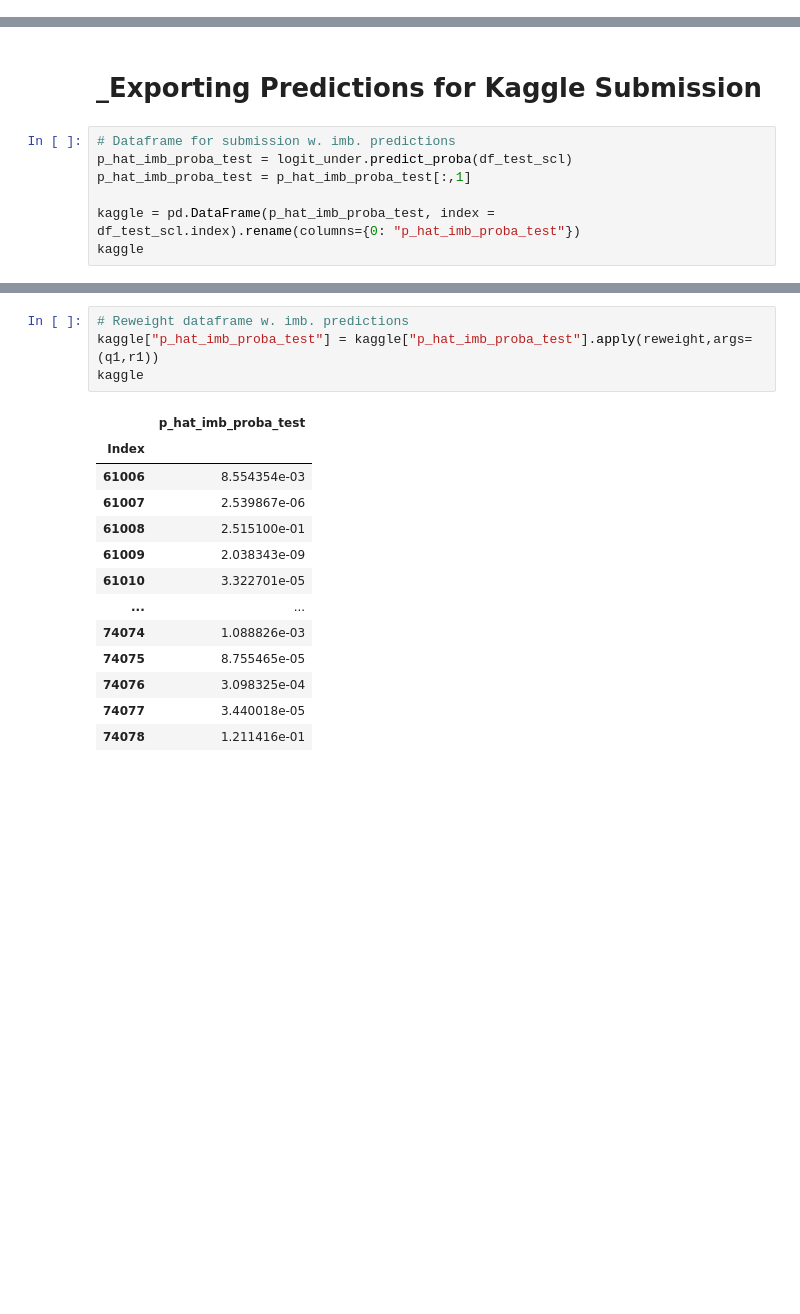
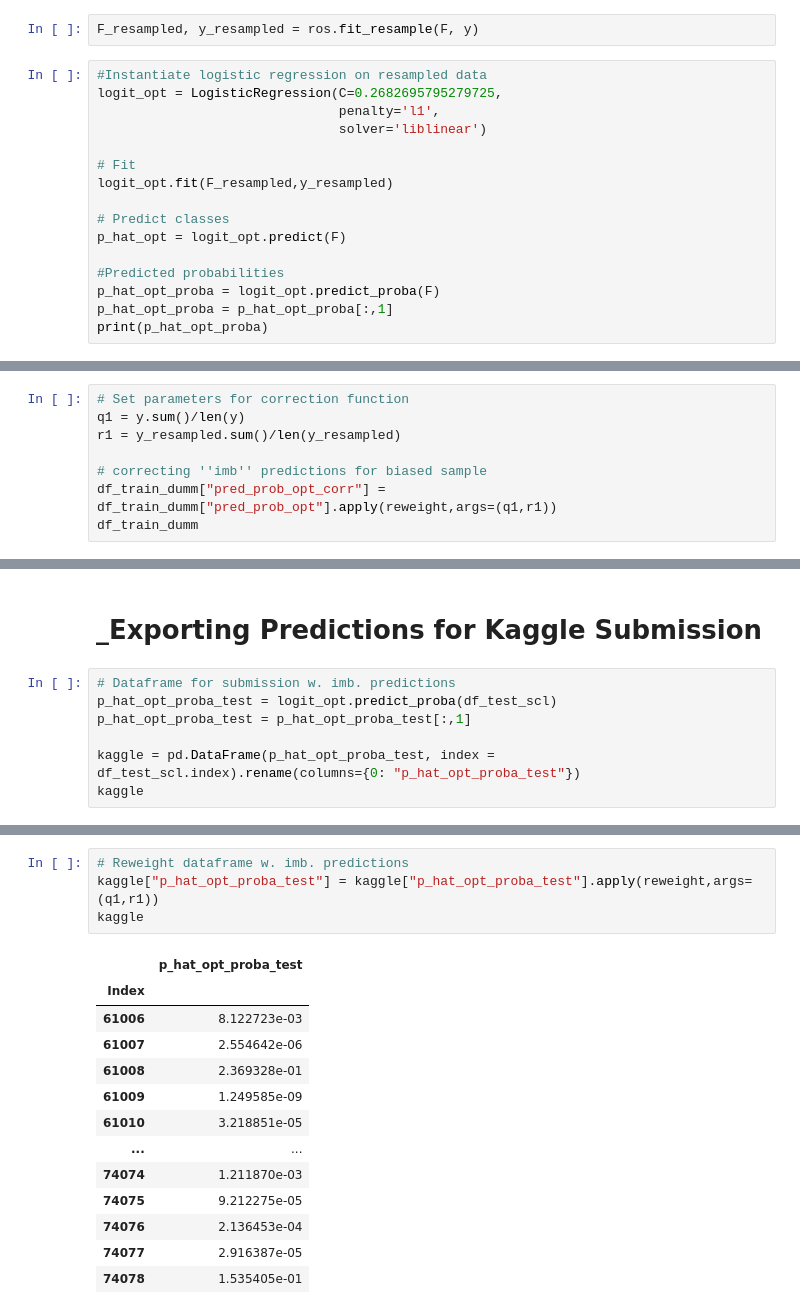
Before and after one commit to MathiasSchindlerCPH/BSE-CML1-repo, a Jupyter notebook: Project_2/CML_CDS_project2_classification.ipynb, the cells around one changed output, grey strips where cells are left out. Drawn from its saved outputs; the diff is of its cells as text; blank space fills up the shorter version.

Commit message:
add hyp.param. opt. (runs a long time)

```diff
--- a/Project_2/CML_CDS_project2_classification.ipynb
+++ b/Project_2/CML_CDS_project2_classification.ipynb
@@ -614,0 +726,18 @@ plt.show()
+# %%
+F_resampled, y_resampled = ros.fit_resample(F, y)
+# %%
+#Instantiate logistic regression on resampled data
+logit_opt = LogisticRegression(C=0.2682695795279725,
+                               penalty='l1',
+                               solver='liblinear')
+
+# Fit
+logit_opt.fit(F_resampled,y_resampled)
+
+# Predict classes
+p_hat_opt = logit_opt.predict(F)
+
+#Predicted probabilities
+p_hat_opt_proba = logit_opt.predict_proba(F)
+p_hat_opt_proba = p_hat_opt_proba[:,1]
+print(p_hat_opt_proba)
@@ -614,0 +750,8 @@ plt.show()
+# %%
+# Set parameters for correction function
+q1 = y.sum()/len(y)
+r1 = y_resampled.sum()/len(y_resampled)
+
+# correcting ''imb'' predictions for biased sample
+df_train_dumm["pred_prob_opt_corr"] = df_train_dumm["pred_prob_opt"].apply(reweight,args=(q1,r1))
+df_train_dumm
@@ -618,9 +821,9 @@ plt.show()
 # _Exporting Predictions for Kaggle Submission
 # %%
 # Dataframe for submission w. imb. predictions
-p_hat_imb_proba_test = logit_under.predict_proba(df_test_scl)
-p_hat_imb_proba_test = p_hat_imb_proba_test[:,1]
+p_hat_opt_proba_test = logit_opt.predict_proba(df_test_scl)
+p_hat_opt_proba_test = p_hat_opt_proba_test[:,1]
 
-kaggle = pd.DataFrame(p_hat_imb_proba_test, index = df_test_scl.index).rename(columns={0: "p_hat_imb_proba_test"})
+kaggle = pd.DataFrame(p_hat_opt_proba_test, index = df_test_scl.index).rename(columns={0: "p_hat_opt_proba_test"})
 kaggle
 # %% [output]
@@ -640,22 +843,22 @@ kaggle
 13073 rows × 1 columns
 # %%
 # Reweight dataframe w. imb. predictions
-kaggle["p_hat_imb_proba_test"] = kaggle["p_hat_imb_proba_test"].apply(reweight,args=(q1,r1))
+kaggle["p_hat_opt_proba_test"] = kaggle["p_hat_opt_proba_test"].apply(reweight,args=(q1,r1))
 kaggle
 # %% [output]
-|  | p_hat_imb_proba_test |
+|  | p_hat_opt_proba_test |
 | Index |  |
-| 61006 | 8.554354e-03 |
-| 61007 | 2.539867e-06 |
-| 61008 | 2.515100e-01 |
-| 61009 | 2.038343e-09 |
-| 61010 | 3.322701e-05 |
+| 61006 | 8.122723e-03 |
+| 61007 | 2.554642e-06 |
+| 61008 | 2.369328e-01 |
+| 61009 | 1.249585e-09 |
+| 61010 | 3.218851e-05 |
 | ... | ... |
-| 74074 | 1.088826e-03 |
-| 74075 | 8.755465e-05 |
-| 74076 | 3.098325e-04 |
-| 74077 | 3.440018e-05 |
-| 74078 | 1.211416e-01 |
+| 74074 | 1.211870e-03 |
+| 74075 | 9.212275e-05 |
+| 74076 | 2.136453e-04 |
+| 74077 | 2.916387e-05 |
+| 74078 | 1.535405e-01 |
 13073 rows × 1 columns
 # %%
 # Step 9: Produce .csv for kaggle testing
```
Also changed, not shown: parts of 27 cells of this notebook.
